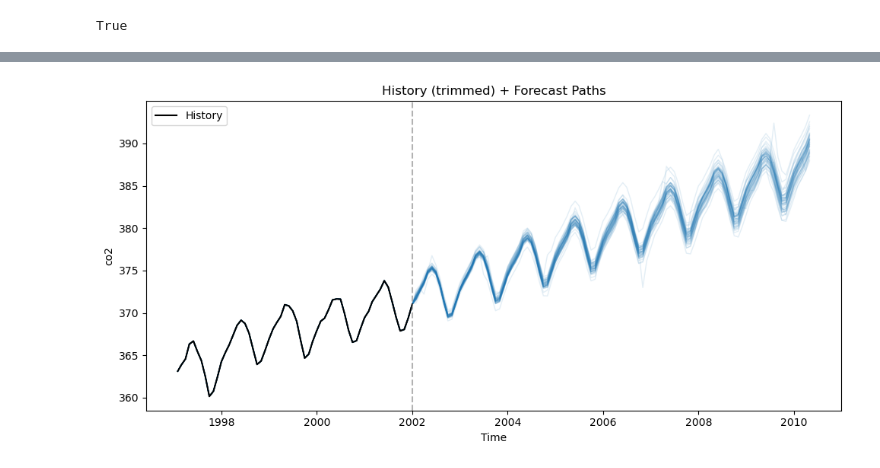
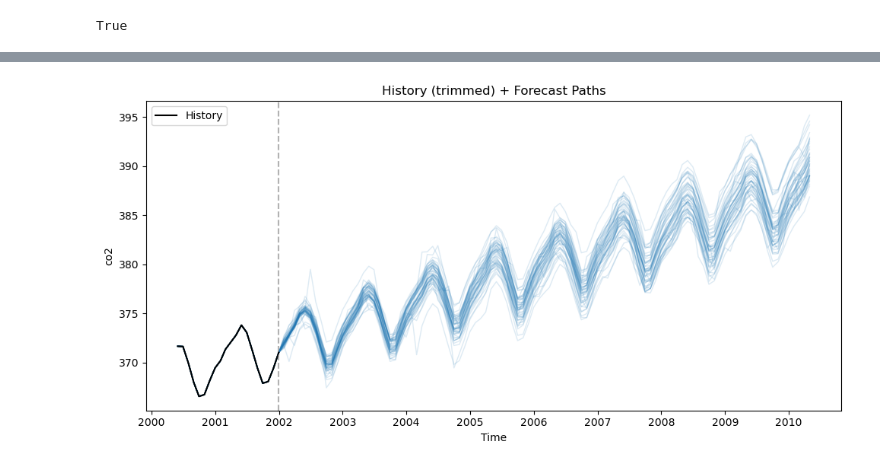
Before and after one commit to Knxd3/ARIMA-Time-Series-w-Simulation, a Jupyter notebook: TimeSeriesArima.ipynb, the cells around one changed output, grey strips where cells are left out. Saved outputs shown, nothing was run; the diff lists cells and outputs as text; code cells hidden in the pictures.

```diff
--- a/TimeSeriesArima.ipynb
+++ b/TimeSeriesArima.ipynb
@@ -56,7 +56,7 @@ co2.head(10)
 ### Utility Class
 Wrap ARIMA diagnostics, selection, and simulation helpers so the workflow stays tidy.
 # %%
-class ARIMA_Simul:
+class ARIMA_Simul():
     """
     ARIMA time-series utilities: differencing, model selection, and simulation.
     Attributes: time_series (pd.Series) — working series; mutated by differencing.
@@ -67,6 +67,9 @@ class ARIMA_Simul:
     - simulation generation
     -------
     """
+
+    def __init__(self, time_series):
+        self.time_series = time_series
 
     # ADF test; optional ACF/PACF plots; returns bool
     def check_stationarity(self, signif_: float, plot_: bool):
@@ -472,5 +475,5 @@ Warnings:
 # gamma: a | scale
 # lognormal: s | scale
 n_sims = 50
-fcsts_arma = ts_analyser.n_forecasts_arma(n_sim=n_sims, n_periods = 100, plot_sample = True, innov_dist='lognormal', innov_params={'s':2, 'scale':10})
+fcsts_arma = ts_analyser.n_forecasts_arma(n_sim=n_sims, n_periods = 100, plot_sample = True, innov_dist='gamma', innov_params={'a': 0.1, 'scale':200})
 # %% [output]
@@ -511,35 +514,35 @@ def build_full_paths(original_series, fcsts_levels):
         original_series.index[-1] + pd.tseries.frequencies.to_offset(freq),
         periods=H,
         freq=freq
     )
     full_index = original_series.index.append(future_idx)
     return full_index, full_output
 
 # Example usage
 original_series = co2.co2
 full_index, full_output = build_full_paths(original_series, levels)
 
 # Trim and plot
-history_tail = 60
-max_plot = 100
+history_tail = 20
+max_plot = 50
 split = len(original_series)
 start = max(0, split - history_tail)
 
 plt.figure(figsize=(10,5))
 if full_output.ndim == 1:
-    plt.plot(full_index[start:], full_output[start:], color='tab:blue', alpha=0.7, label='Forecast path')
+    plt.plot(full_index[start:], full_output[start:], color='tab:blue', alpha=0.12, label='Forecast path')
 else:
     for i in range(min(full_output.shape[0], max_plot)):
-        plt.plot(full_index[start:], full_output[i, start:], color='tab:blue', alpha=0.12, linewidth=1)
+        plt.plot(full_index[start:], full_output[i, start:], color='tab:blue', alpha=0.15, linewidth=1)
 
 plt.plot(original_series.index[start:], original_series.values[start:], color='black', linewidth=1.5, label='History')
 plt.axvline(original_series.index[-1], color='gray', linestyle='--', alpha=0.6)
 
 plt.title('History (trimmed) + Forecast Paths')
 plt.xlabel('Time')
 plt.ylabel(original_series.name or 'value')
 plt.legend(loc='upper left')
 plt.tight_layout()
 plt.show()
 # %% [output]
-[figure, old version]
+[figure, new version]
```
Also changed, not shown: parts of 4 cells of this notebook.
